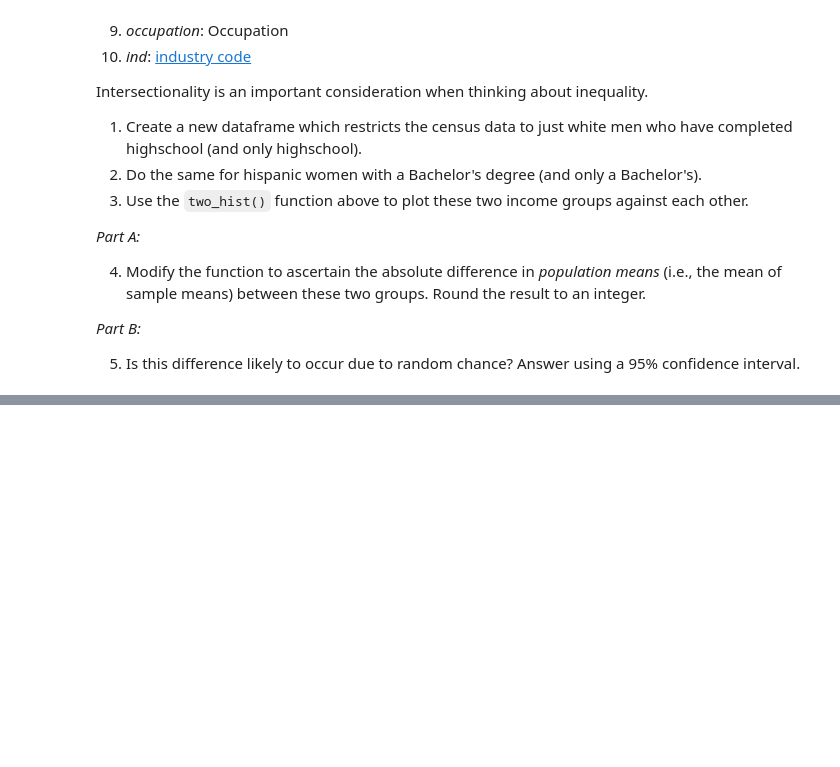
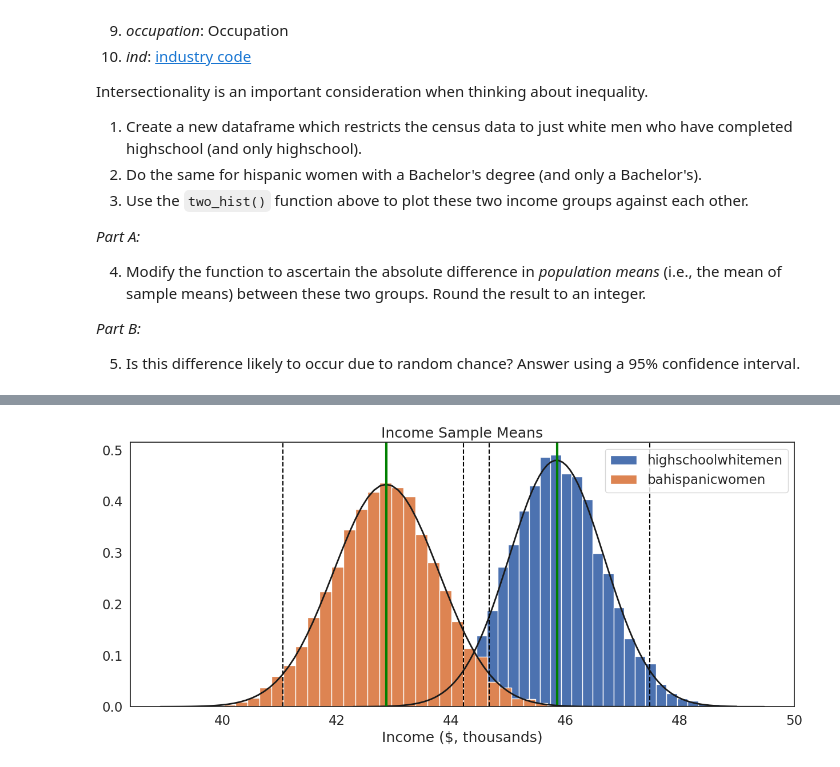
Before and after one commit to Sammy-aaa/QM2-1, a Jupyter notebook: notebooks/W05. Distributions and Basic Statistics.ipynb, the cells around one changed output, grey strips where cells are left out. Cells and saved outputs as stored; diff of their text form; code cells hidden in the pictures; blank space fills up the shorter version.

```diff
--- a/notebooks/W05. Distributions and Basic Statistics.ipynb
+++ b/notebooks/W05. Distributions and Basic Statistics.ipynb
@@ -536,3 +539,6 @@ Intersectionality is an important consideration when thinking about inequality.
 *Part B:*
 
 5. Is this difference likely to occur due to random chance? Answer using a 95% confidence interval.
+# %%
+highschoolwhitemen=df[(df['sch']==12) & (df['sex']==1) & (df['race']==1)]
+highschoolwhitemen
@@ -538,0 +559,3 @@ Intersectionality is an important consideration when thinking about inequality.
+# %%
+bahispanicwomen=df[(df['sch']==16) & (df['sex']==2) & (df['race']==3)]
+bahispanicwomen
@@ -538,0 +576,4 @@ Intersectionality is an important consideration when thinking about inequality.
+# %%
+two_hist([highschoolwhitemen['income'],bahispanicwomen['income']],['highschoolwhitemen','bahispanicwomen'],'Income ($, thousands)', "Income Sample Means")
+# %% [output]
+[figure, added]
```
Also changed, not shown: parts of 17 cells of this notebook.
